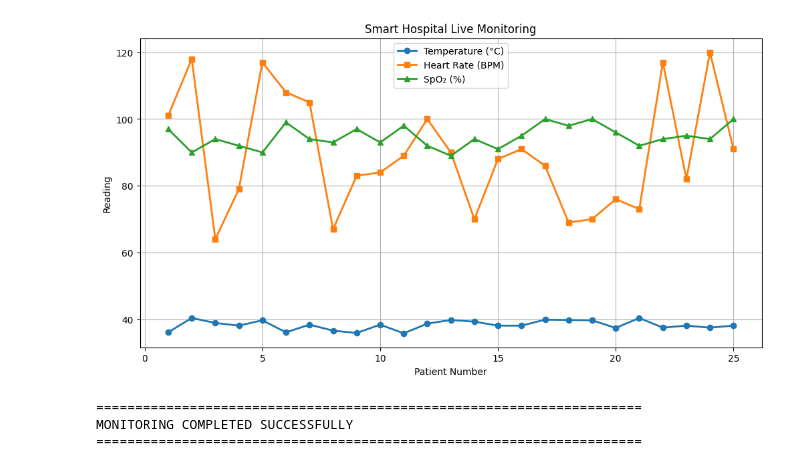
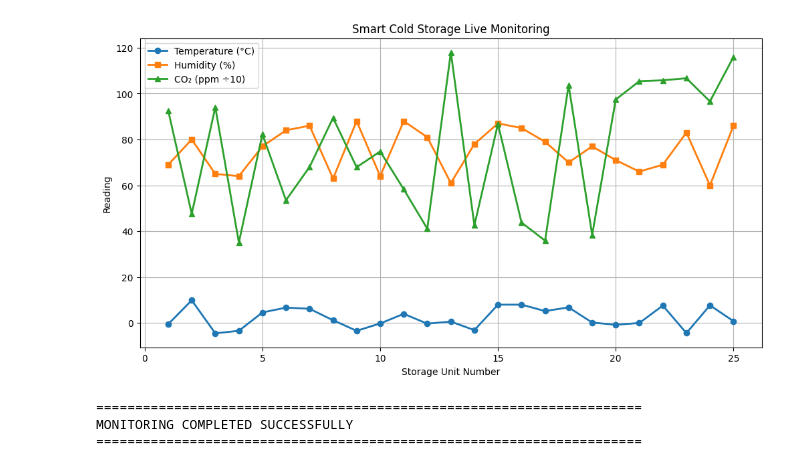
Before and after one commit to 192512041simats-hari/IOE-AND-AI-SYSTEM, a Jupyter notebook: IOE_EXP_5.ipynb, the cells around one changed output. Cells and saved outputs as stored; diff of their text form; code cells hidden in the pictures.

```diff
--- a/IOE_EXP_5.ipynb
+++ b/IOE_EXP_5.ipynb
@@ -3,7 +3,7 @@
 # %%
 
 # ==========================================================
-# SMART HOSPITAL LIVE PATIENT MONITORING SYSTEM
+# SMART COLD STORAGE LIVE MONITORING SYSTEM
 # ==========================================================
 
 import random
@@ -16,36 +16,36 @@ from IPython.display import clear_output, display
 # SETTINGS
 # ==========================================================
 
-TOTAL_PATIENTS = 25          # Total number of patients
-UPDATE_INTERVAL = 5          # Seconds between patients
+TOTAL_UNITS = 25             # Total number of storage units
+UPDATE_INTERVAL = 5          # Seconds between units
 
 # ==========================================================
 # STORAGE LISTS
 # ==========================================================
 
-patient_ids = []
+unit_ids = []
 temperatures = []
-heart_rates = []
-spo2_values = []
+humidity_values = []
+co2_values = []
 status_list = []
 time_axis = []
 
 # ==========================================================
-# FUNCTION TO GENERATE PATIENT DATA
+# FUNCTION TO GENERATE UNIT DATA
 # ==========================================================
 
-def generate_patient():
+def generate_unit():
 
-    temperature = round(random.uniform(35.5, 40.5), 1)
-    heart_rate = random.randint(60, 120)
-    spo2 = random.randint(88, 100)
+    temperature = round(random.uniform(-5.0, 10.0), 1)   # °C
+    humidity = random.randint(60, 95)                     # %
+    co2 = random.randint(350, 1200)                       # ppm
 
-    if temperature >= 38 or heart_rate > 100 or spo2 < 95:
-        status = "EMERGENCY"
+    if temperature > 6 or humidity > 90 or co2 > 1000:
+        status = "ALERT"
     else:
         status = "NORMAL"
 
-    return temperature, heart_rate, spo2, status
+    return temperature, humidity, co2, status
 
 # ==========================================================
 # LIVE GRAPH FUNCTION
@@ -56,11 +56,11 @@ def live_graph():
     plt.figure(figsize=(12,6))
 
     plt.plot(time_axis, temperatures, marker='o', linewidth=2, label="Temperature (°C)")
-    plt.plot(time_axis, heart_rates, marker='s', linewidth=2, label="Heart Rate (BPM)")
-    plt.plot(time_axis, spo2_values, marker='^', linewidth=2, label="SpO₂ (%)")
+    plt.plot(time_axis, humidity_values, marker='s', linewidth=2, label="Humidity (%)")
+    plt.plot(time_axis, [c/10 for c in co2_values], marker='^', linewidth=2, label="CO₂ (ppm ÷10)")
 
-    plt.title("Smart Hospital Live Monitoring")
-    plt.xlabel("Patient Number")
+    plt.title("Smart Cold Storage Live Monitoring")
+    plt.xlabel("Storage Unit Number")
     plt.ylabel("Reading")
     plt.grid(True)
     plt.legend()
@@ -71,48 +71,48 @@ def live_graph():
 # LIVE MONITORING LOOP
 # ==========================================================
 
-for patient in range(1, TOTAL_PATIENTS + 1):
+for unit in range(1, TOTAL_UNITS + 1):
 
-    temperature, heart_rate, spo2, status = generate_patient()
+    temperature, humidity, co2, status = generate_unit()
 
-    patient_ids.append(f"P{patient:02d}")
+    unit_ids.append(f"U{unit:02d}")
     temperatures.append(temperature)
-    heart_rates.append(heart_rate)
-    spo2_values.append(spo2)
+    humidity_values.append(humidity)
+    co2_values.append(co2)
     status_list.append(status)
-    time_axis.append(patient)
+    time_axis.append(unit)
 
     df = pd.DataFrame({
-        "Patient": patient_ids,
+        "Unit": unit_ids,
         "Temperature (°C)": temperatures,
-        "Heart Rate (BPM)": heart_rates,
-        "SpO₂ (%)": spo2_values,
+        "Humidity (%)": humidity_values,
+        "CO2 (ppm)": co2_values,
         "Status": status_list
     })
 
     clear_output(wait=True)
 
     print("=" * 70)
-    print(" SMART HOSPITAL LIVE PATIENT MONITORING ")
+    print(" SMART COLD STORAGE LIVE MONITORING ")
     print("=" * 70)
 
-    print(f"Patients Processed : {patient}/{TOTAL_PATIENTS}")
-    print(f"Elapsed Time       : {(patient-1)*UPDATE_INTERVAL} seconds\n")
+    print(f"Units Processed    : {unit}/{TOTAL_UNITS}")
+    print(f"Elapsed Time       : {(unit-1)*UPDATE_INTERVAL} seconds\n")
 
     display(df)
 
-    emergency = df[df["Status"] == "EMERGENCY"]
+    alert = df[df["Status"] == "ALERT"]
 
-    print("\nNormal Patients    :", len(df) - len(emergency))
-    print("Emergency Patients :", len(emergency))
+    print("\nNormal Units       :", len(df) - len(alert))
+    print("Alert Units        :", len(alert))
 
-    if len(emergency) > 0:
-        print("\n🚨 EMERGENCY ALERT 🚨")
-        display(emergency)
+    if len(alert) > 0:
+        print("\n🚨 COLD STORAGE ALERT 🚨")
+        display(alert)
 
     live_graph()
 
-    if patient != TOTAL_PATIENTS:
+    if unit != TOTAL_UNITS:
         time.sleep(UPDATE_INTERVAL)
 
 # ==========================================================
@@ -125,17 +125,17 @@ print("MONITORING COMPLETED SUCCESSFULLY")
 print("=" * 70)
 
 final_df = pd.DataFrame({
-    "Patient": patient_ids,
+    "Unit": unit_ids,
     "Temperature (°C)": temperatures,
-    "Heart Rate (BPM)": heart_rates,
-    "SpO₂ (%)": spo2_values,
+    "Humidity (%)": humidity_values,
+    "CO2 (ppm)": co2_values,
     "Status": status_list
 })
 
 display(final_df)
 
-final_df.to_csv("Smart_Hospital_Report.csv", index=False)
+final_df.to_csv("Smart_Cold_Storage_Report.csv", index=False)
 
-print("\nCSV file saved as Smart_Hospital_Report.csv")
+print("\nCSV file saved as Smart_Cold_Storage_Report.csv")
 # %% [output]
 ======================================================================
@@ -184,4 +180,4 @@ Emergency Patients : 22
-[figure, old version]
+[figure, new version]
 ======================================================================
 MONITORING COMPLETED SUCCESSFULLY
 ======================================================================
```
Also changed, not shown: parts of 1 cell of this notebook.
